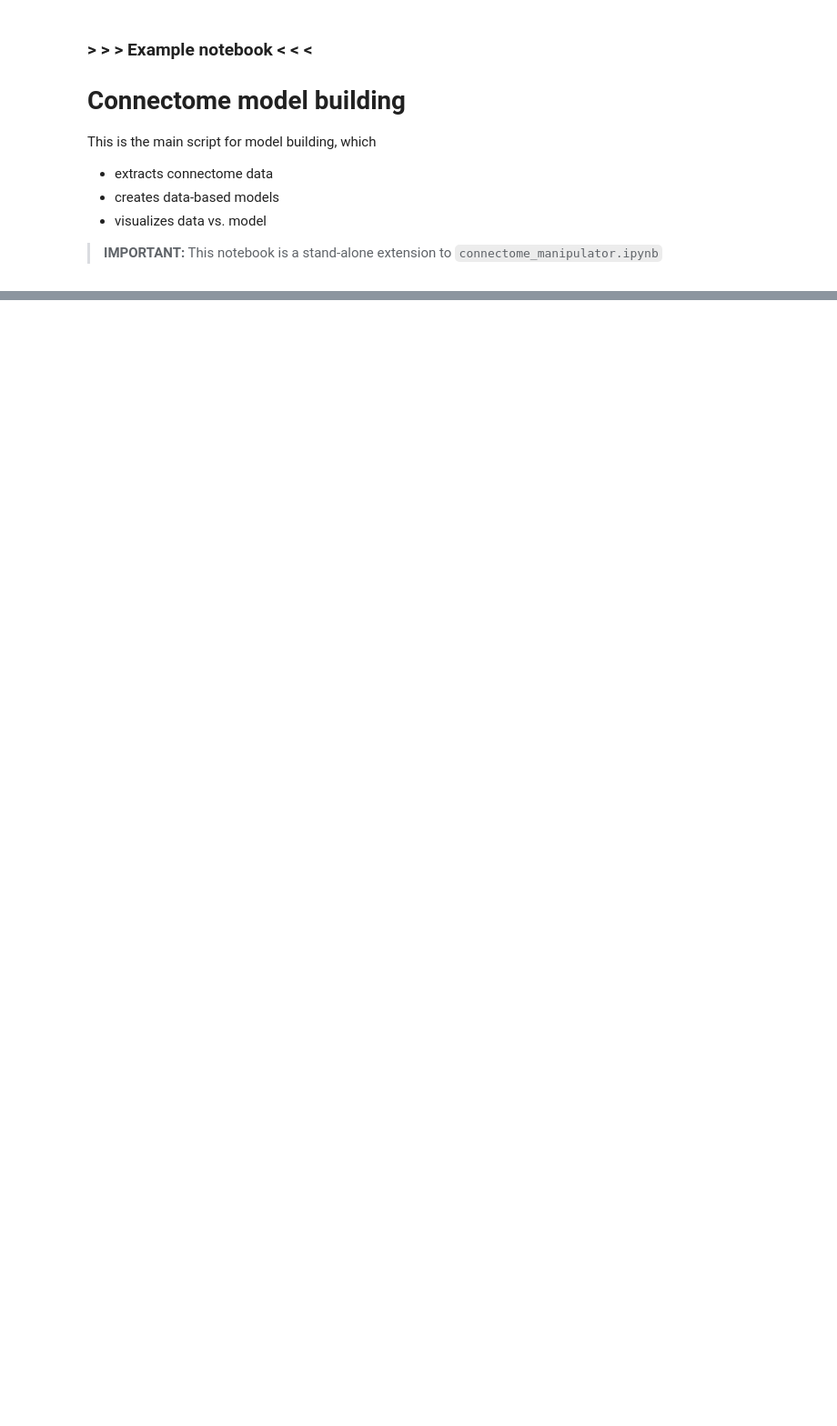
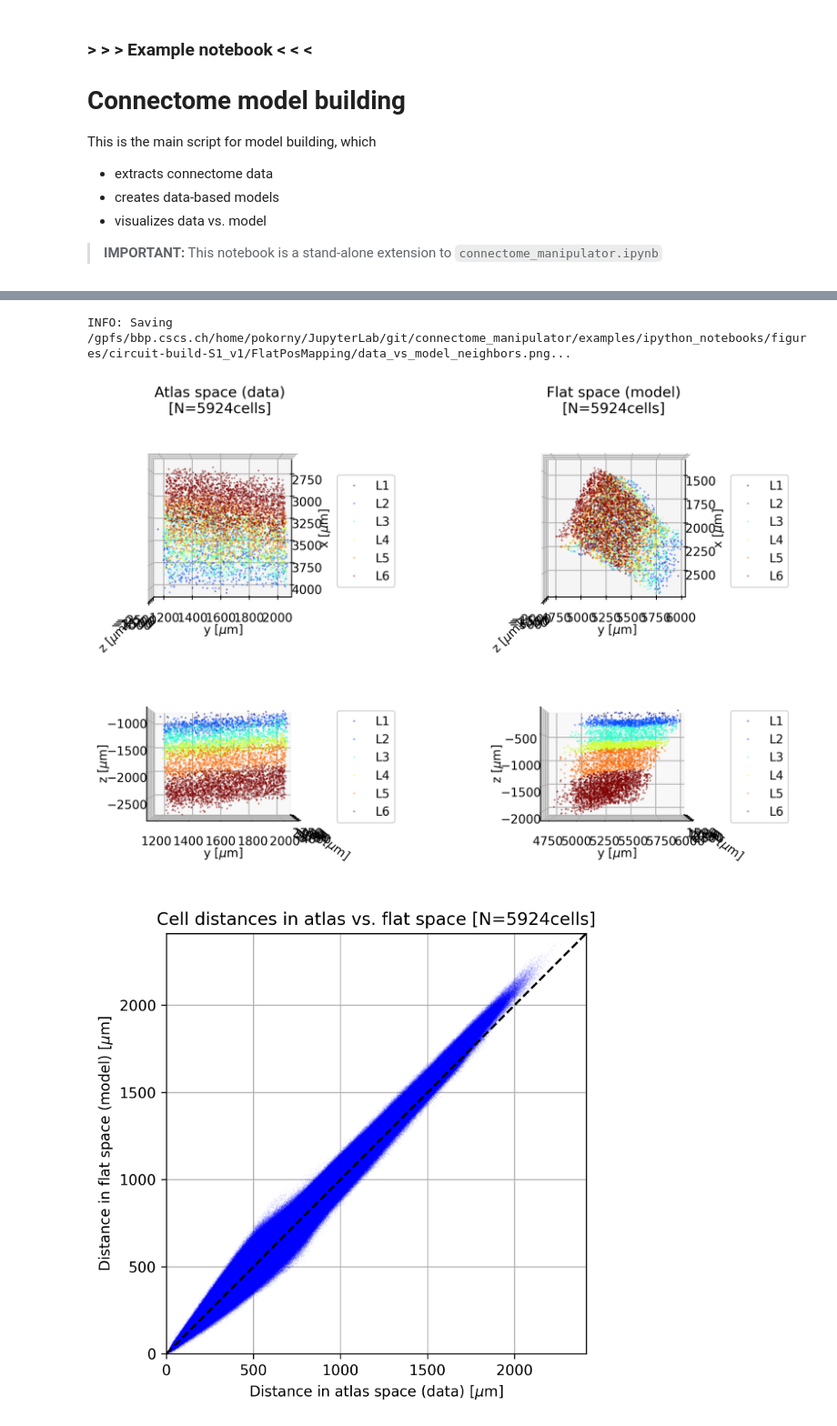
Before and after one commit to BlueBrain/connectome-manipulator, a Jupyter notebook: examples/ipython_notebooks/model_building.ipynb, the cells around one changed output, grey strips where cells are left out. Shown at 91% size. Saved outputs shown, nothing was run; the diff lists cells and outputs as text; code cells hidden in the pictures; blank space fills up the shorter version.

Commit message:
Added and integrated PosMapModel into pos mapping module

```diff
--- a/examples/ipython_notebooks/model_building.ipynb
+++ b/examples/ipython_notebooks/model_building.ipynb
@@ -25,6 +25,10 @@ circuit_config = os.path.join(circuit_path, 'sonata', 'circuit_config.json')
 # circuit_path = manip_config['circuit_path']
 # circuit_name = f'{os.path.split(circuit_path)[-1]}__{manip_config["manip"]["name"]}'
 # circuit_config = os.path.join(manip_config['circuit_path'], 'sonata', f'circuit_config_{manip_config["manip"]["name"]}.json')
+
+# circuit_path = '/gpfs/bbp.cscs.ch/data/scratch/proj83/home/pokorny/O1v5-SONATA'
+# circuit_name = os.path.split(circuit_path)[-1]
+# circuit_config = os.path.join(circuit_path, 'sonata', 'circuit_config_OLD_.json')
 
 model_config = {}
 
@@ -42,8 +46,9 @@ model_config['circuit_config'] = circuit_config
 # model_config['model'] = {'name': 'DistDepDelayII', 'fct': {'source': 'delay', 'kwargs': {'sel_src': 'Inhibitory', 'sel_dest': 'Inhibitory', 'sample_size': 1000, 'bin_size_um': 100, 'max_range_um': None}}}
 # model_config['model'] = {'name': 'ConnPropsPerMType', 'fct': {'source': 'conn_props', 'kwargs': {'min_sample_size_per_group': 10, 'max_sample_size_per_group': 100}}}
 # model_config['model'] = {'name': 'ConnProb1stOrder', 'fct': {'source': 'conn_prob', 'kwargs': {'order': 1, 'sample_size': 1000}}}
+# model_config['model'] = {'name': 'ConnProb1stOrderEE', 'fct': {'source': 'conn_prob', 'kwargs': {'order': 1, 'sel_src': 'Excitatory', 'sel_dest': 'Excitatory', 'sample_size': None}}}
 # model_config['model'] = {'name': 'ConnProb2ndOrder', 'fct': {'source': 'conn_prob', 'kwargs': {'order': 2, 'sample_size': 1000, 'bin_size_um': 100, 'max_range_um': None}}}
-# model_config['model'] = {'name': 'ConnProb2ndOrderEE', 'fct': {'source': 'conn_prob', 'kwargs': {'order': 2, 'sel_src': 'Excitatory', 'sel_dest': 'Excitatory', 'sample_size': 1000, 'bin_size_um': 100, 'max_range_um': None}}}
+# model_config['model'] = {'name': 'ConnProb2ndOrderEE', 'fct': {'source': 'conn_prob', 'kwargs': {'order': 2, 'sel_src': 'Excitatory', 'sel_dest': 'Excitatory', 'sample_size': None, 'bin_size_um': 100, 'max_range_um': None}}}
 # model_config['model'] = {'name': 'ConnProb2ndOrderEI', 'fct': {'source': 'conn_prob', 'kwargs': {'order': 2, 'sel_src': 'Excitatory', 'sel_dest': 'Inhibitory', 'sample_size': 1000, 'bin_size_um': 100, 'max_range_um': None}}}
 # model_config['model'] = {'name': 'ConnProb2ndOrderIE', 'fct': {'source': 'conn_prob', 'kwargs': {'order': 2, 'sel_src': 'Inhibitory', 'sel_dest': 'Excitatory', 'sample_size': 1000, 'bin_size_um': 100, 'max_range_um': None}}}
 # model_config['model'] = {'name': 'ConnProb2ndOrderII', 'fct': {'source': 'conn_prob', 'kwargs': {'order': 2, 'sel_src': 'Inhibitory', 'sel_dest': 'Inhibitory', 'sample_size': 1000, 'bin_size_um': 100, 'max_range_um': None}}}
@@ -57,10 +62,15 @@ model_config['circuit_config'] = circuit_config
 # model_config['model'] = {'name': 'ConnProb5thOrderFlatspace', 'fct': {'source': 'conn_prob', 'kwargs': {'order': 5, 'sample_size': 2000, 'position_bin_size_um': [5000, 5000, 500], 'offset_bin_size_um': 50, 'offset_max_range_um': 500, 'model_specs': {'name': 'LinearInterpolation'}, 'pos_map_file': '../working_dir/model_building/circuit-build-S1_v1/model/FlatPosMapping.pickle'}}}
 # model_config['model'] = {'name': 'ConnProb5thOrderFlatspaceTest', 'fct': {'source': 'conn_prob', 'kwargs': {'order': 5, 'sample_size': 2000, 'position_bin_size_um': 5000, 'offset_bin_size_um': 40, 'offset_max_range_um': 500, 'model_specs': {'name': 'LinearInterpolation'}, 'pos_map_file': '../working_dir/model_building/circuit-build-S1_v1/model/FlatPosMapping.pickle'}}}
 
-model_config['model'] = {'name': 'ConnProb1stOrder', 'fct': {'source': 'conn_prob', 'kwargs': {'order': 1, 'sample_size': None}}}
+# model_config['model'] = {'name': 'ConnProb2ndOrder', 'fct': {'source': 'conn_prob', 'kwargs': {'order': 2, 'sel_src': 'Excitatory', 'sel_dest': 'Excitatory', 'sample_size': None, 'bin_size_um': 100, 'max_range_um': None}}}
 # model_config['model'] = {'name': 'DistDepDelay', 'fct': {'source': 'delay', 'kwargs': {'sample_size': None, 'bin_size_um': 100, 'max_range_um': None}}}
-model_config_pathways = model_building.create_model_config_per_pathway(model_config, 'synapse_class')
+model_config['model'] = {'name': 'FlatPosMapping', 'fct': {'source': 'pos_mapping', 'kwargs': {'flatmap_path': '/gpfs/bbp.cscs.ch/project/proj83/home/bolanos', 'xy_file': 'BB_Rat_SSCX_flatmap_v2', 'z_file': 'BB_Rat_SSCX_flatmap_v2_depths', 'xy_scale': [34.0, 34.0], 'z_scale': -1.0}}}
+
+# model_config['model'] = {'name': 'ConnProb1stOrder', 'fct': {'source': 'conn_prob', 'kwargs': {'order': 1, 'sample_size': None}}}
+# model_config['model'] = {'name': 'DistDepDelay', 'fct': {'source': 'delay', 'kwargs': {'sample_size': None, 'bin_size_um': 100, 'max_range_um': None}}}
+# model_config_pathways = model_building.create_model_config_per_pathway(model_config, 'synapse_class')
 
 # Model building - Run
-# model_building.main(model_config, show_fig=True, force_recomp=[True, True])
-model_building.main(model_config_pathways, show_fig=False, force_recomp=[True, True])
+model_building.main(model_config, show_fig=True, force_recomp=[True, True])
+# model_building.main(model_config_pathways, show_fig=False, force_recomp=[True, True])
+# %% [output]
@@ -66,0 +92,3 @@ model_building.main(model_config_pathways, show_fig=False, force_recomp=[True, T
+INFO: Saving /gpfs/bbp.cscs.ch/home/pokorny/JupyterLab/git/connectome_manipulator/examples/ipython_notebooks/figures/circuit-build-S1_v1/FlatPosMapping/data_vs_model_neighbors.png...
+[figure, added]
+[figure, added]
```
Also changed, not shown: parts of 1 cell of this notebook, 2 other files.
